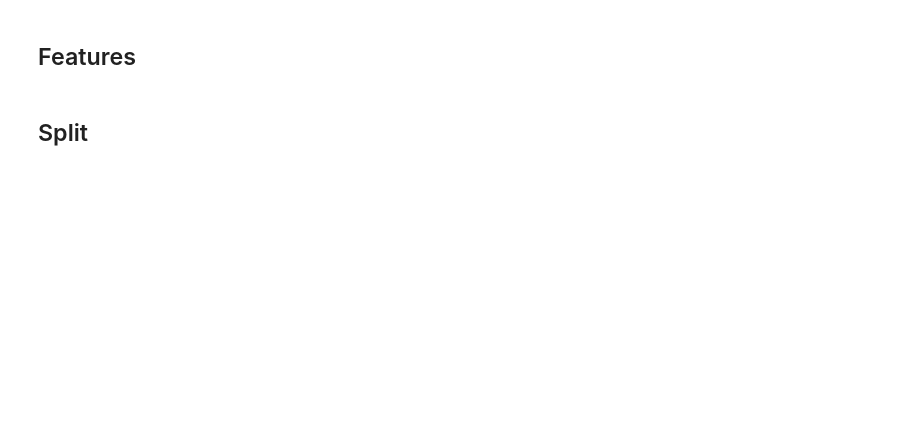
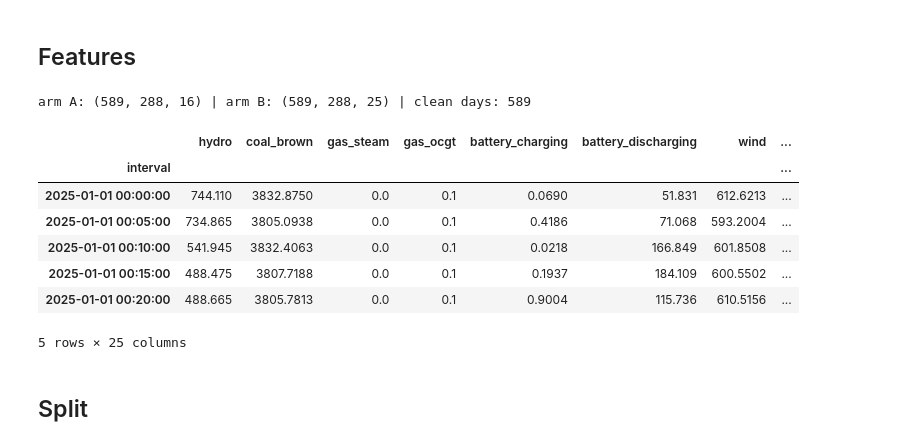
Before and after one commit to nm-quan/energy_modelling, a Jupyter notebook: colab/capacity_experiment/capacity.ipynb, the cells around one changed output. Cells and saved outputs as stored; diff of their text form; code cells hidden in the pictures; blank space fills up the shorter version.

Commit message:
capacity experiment notebook

```diff
--- a/colab/capacity_experiment/capacity.ipynb
+++ b/colab/capacity_experiment/capacity.ipynb
@@ -96,31 +111,43 @@ df.head()
 # %% [markdown]
 ## Features
 # %%
-CAP_COLS = [c for c in df.columns if c.startswith("cap_")]
+CAP_KEEP = ["battery", "coal_brown"]             # capacity fueltechs to test
+CAP_COLS = [f"cap_{k}" for k in CAP_KEEP]
 cols_A = TARGETS + OBS + CAL                     # arm A: no capacity
-cols_B = TARGETS + OBS + CAL + CAP_COLS          # arm B: + per-fueltech capacity
+cols_B = TARGETS + OBS + CAL + CAP_COLS          # arm B: + coal & battery capacity
 
 def make_days(frame, cols):
     """Whole-day tensors (D, 288, C) over complete, clean days only."""
     sub = frame[cols].copy()
     for cc in ("curtailment_wind", "curtailment_solar"):
         if cc in sub: sub[cc] = sub[cc].fillna(0.0)
     sub = sub.interpolate(limit=6, limit_direction="both")
     day = sub.index.normalize()
     arrs, days = [], []
     for d, g_idx in sub.groupby(day).groups.items():
         block = sub.loc[g_idx].sort_index()
         if len(block) != STEPS_PER_DAY or block.isna().any().any():
             continue
         arrs.append(block.to_numpy(np.float32)); days.append(pd.Timestamp(d))
     return np.stack(arrs), pd.DatetimeIndex(days)
 
 dfA, dfB = df[cols_A], df[cols_B]                # the two feature frames
 XA, daysA = make_days(df, cols_A)
 XB, daysB = make_days(df, cols_B)
 assert daysA.equals(daysB), "arm A/B day sets differ -> windows would not match"
+print("cap cols:", CAP_COLS)
 print("arm A:", XA.shape, "| arm B:", XB.shape, "| clean days:", len(daysA))
 dfB.head()
+# %% [output]
+arm A: (589, 288, 16) | arm B: (589, 288, 25) | clean days: 589
+|  | hydro | coal_brown | gas_steam | gas_ocgt | battery_charging | battery_discharging | wind | ... |
+| interval |  |  |  |  |  |  |  | ... |
+| 2025-01-01 00:00:00 | 744.110 | 3832.8750 | 0.0 | 0.1 | 0.0690 | 51.831 | 612.6213 | ... |
+| 2025-01-01 00:05:00 | 734.865 | 3805.0938 | 0.0 | 0.1 | 0.4186 | 71.068 | 593.2004 | ... |
+| 2025-01-01 00:10:00 | 541.945 | 3832.4063 | 0.0 | 0.1 | 0.0218 | 166.849 | 601.8508 | ... |
+| 2025-01-01 00:15:00 | 488.475 | 3807.7188 | 0.0 | 0.1 | 0.1937 | 184.109 | 600.5502 | ... |
+| 2025-01-01 00:20:00 | 488.665 | 3805.7813 | 0.0 | 0.1 | 0.9004 | 115.736 | 610.5156 | ... |
+5 rows × 25 columns
 # %% [markdown]
 ## Split
 # %%
```
Also changed, not shown: parts of 8 cells of this notebook, 1 other file.
